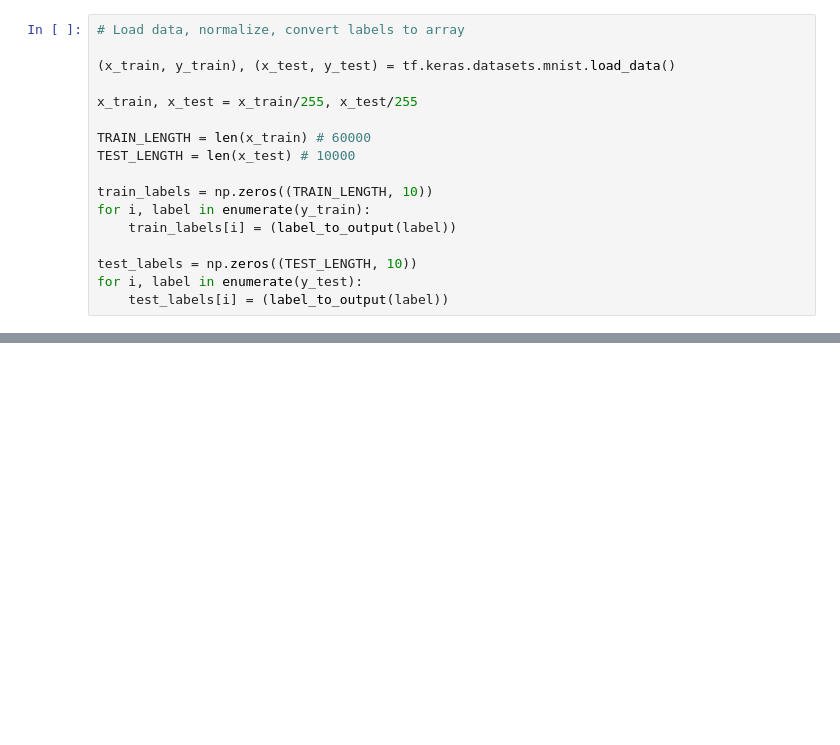
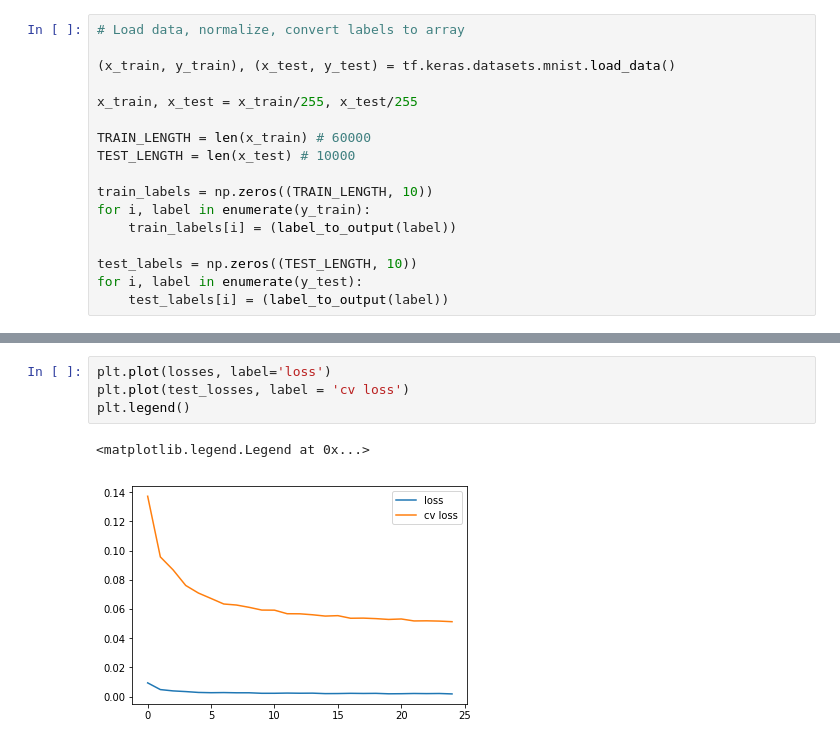
Before and after one commit to LeonY117/SEI, a Jupyter notebook: Week2 - NN/MLP.ipynb, the cells around one changed output, grey strips where cells are left out. Saved outputs shown, nothing was run; the diff lists cells and outputs as text; blank space fills up the shorter version.

```diff
--- a/Week2 - NN/MLP.ipynb
+++ b/Week2 - NN/MLP.ipynb
@@ -35,0 +140,7 @@ def d_sigmoid(x):
+# %%
+plt.plot(losses, label='loss')
+plt.plot(test_losses, label = 'cv loss')
+plt.legend()
+# %% [output]
+<matplotlib.legend.Legend at 0x...>
+[figure, added]
```
Also changed, not shown: parts of 7 cells of this notebook, 19 other files.
